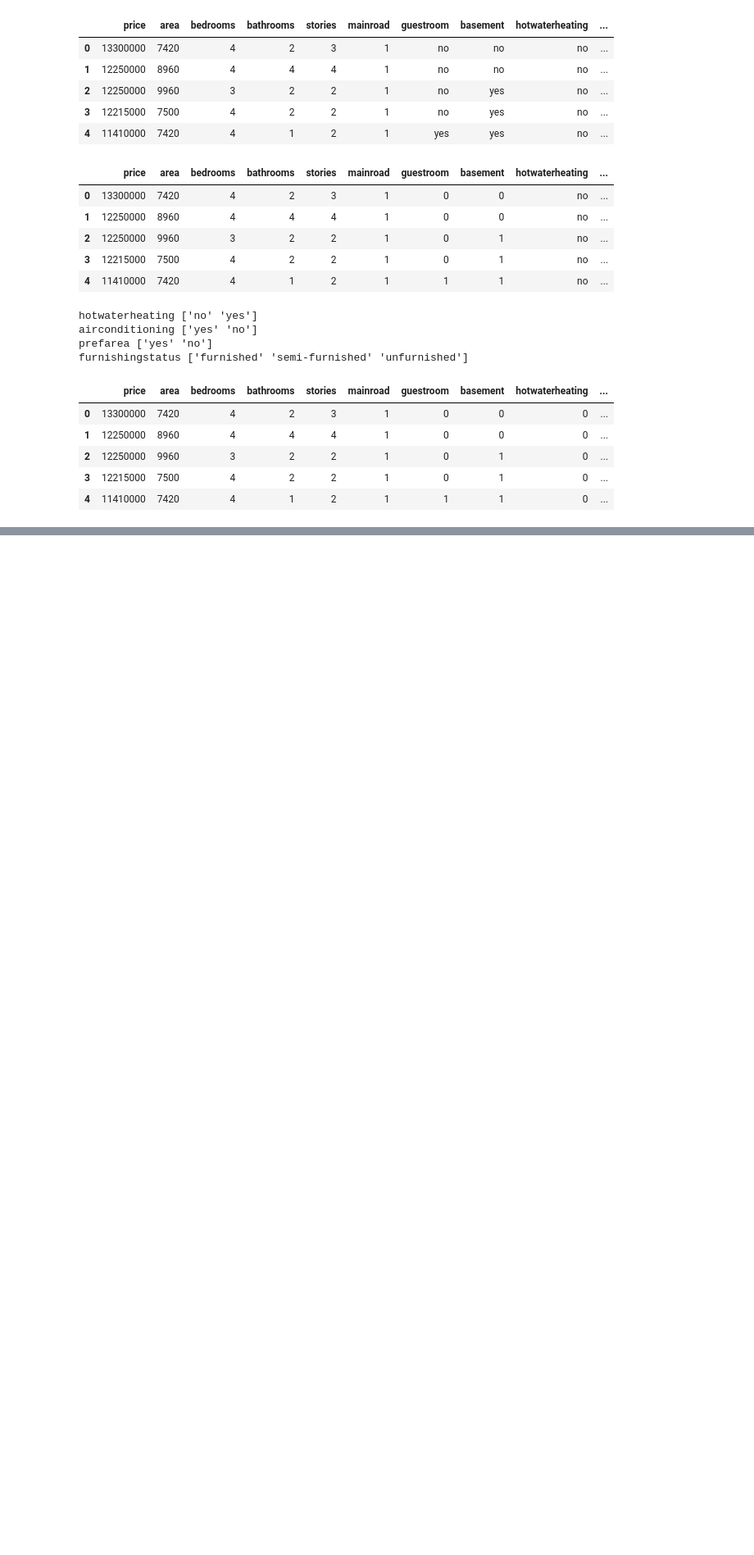
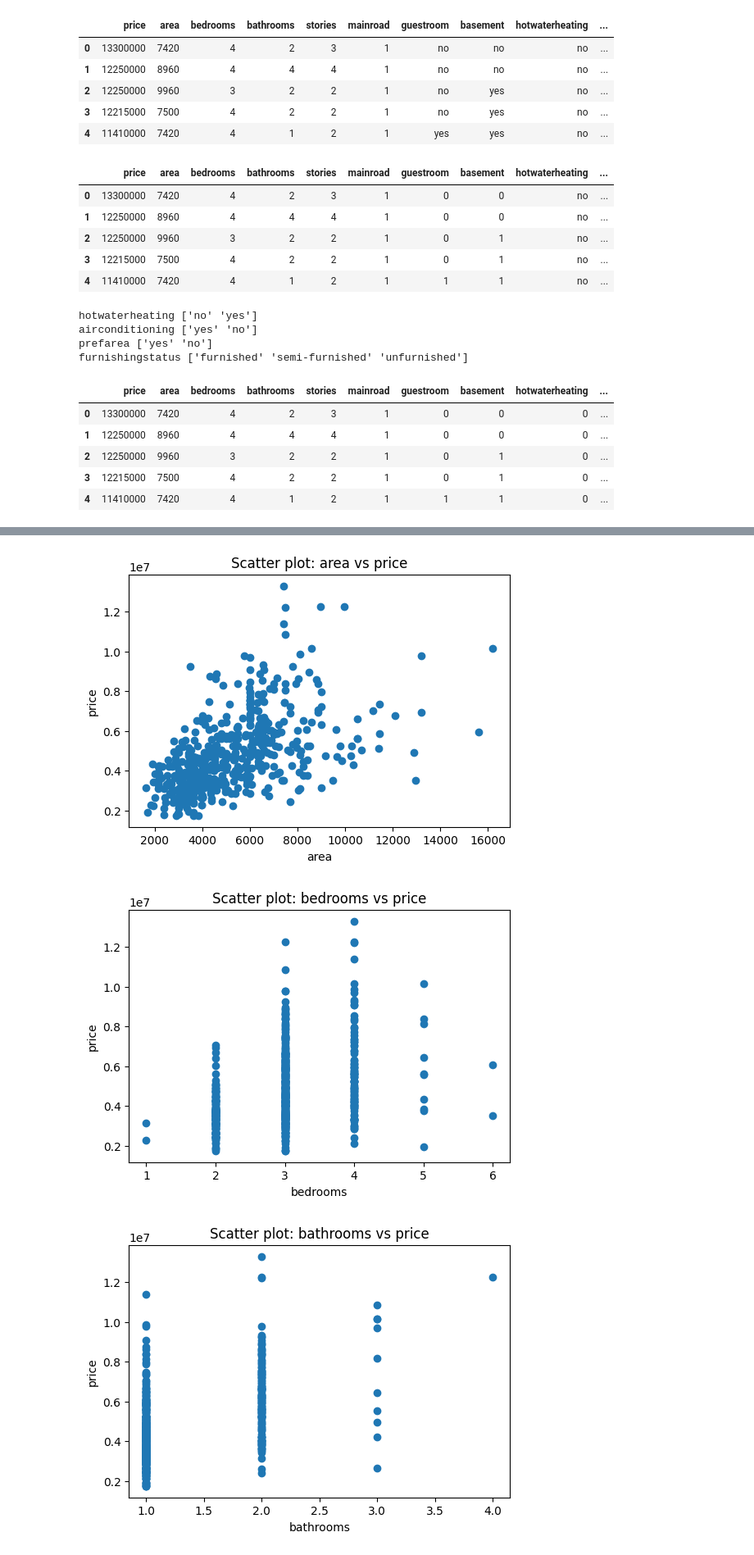
Before and after one commit to infy-dinkar/Machine_learning, a Jupyter notebook: practice/Linear_Regression.ipynb, the cells around one changed output, grey strips where cells are left out. Shown at 82% size. Cells and saved outputs as stored; diff of their text form; code cells hidden in the pictures; blank space fills up the shorter version.

```diff
--- a/practice/Linear_Regression.ipynb
+++ b/practice/Linear_Regression.ipynb
@@ -150,3 +150,11 @@ df.head()
 | 2 | 12250000 | 9960 | 3 | 2 | 2 | 1 | 0 | 1 | 0 | ... |
 | 3 | 12215000 | 7500 | 4 | 2 | 2 | 1 | 0 | 1 | 0 | ... |
 | 4 | 11410000 | 7420 | 4 | 1 | 2 | 1 | 1 | 1 | 0 | ... |
+# %%
+mapping = {
+    'furnished': 1,
+    'semi-furnished': 2,
+    'unfurnished': 3
+}
+
+df['furnishingstatus'] = df['furnishingstatus'].map(mapping).astype(int)
@@ -152,0 +170,15 @@ df.head()
+# %%
+target = 'price'
+features = ['area', 'bedrooms', 'bathrooms','stories']
+
+for col in features:
+    plt.figure(figsize=(6,4))
+    plt.scatter(df[col], df[target])
+    plt.xlabel(col)
+    plt.ylabel(target)
+    plt.title(f'Scatter plot: {col} vs {target}')
+    plt.show()
+# %% [output]
+[figure, added]
+[figure, added]
+[figure, added]
```
Also changed, not shown: parts of 8 cells of this notebook.
